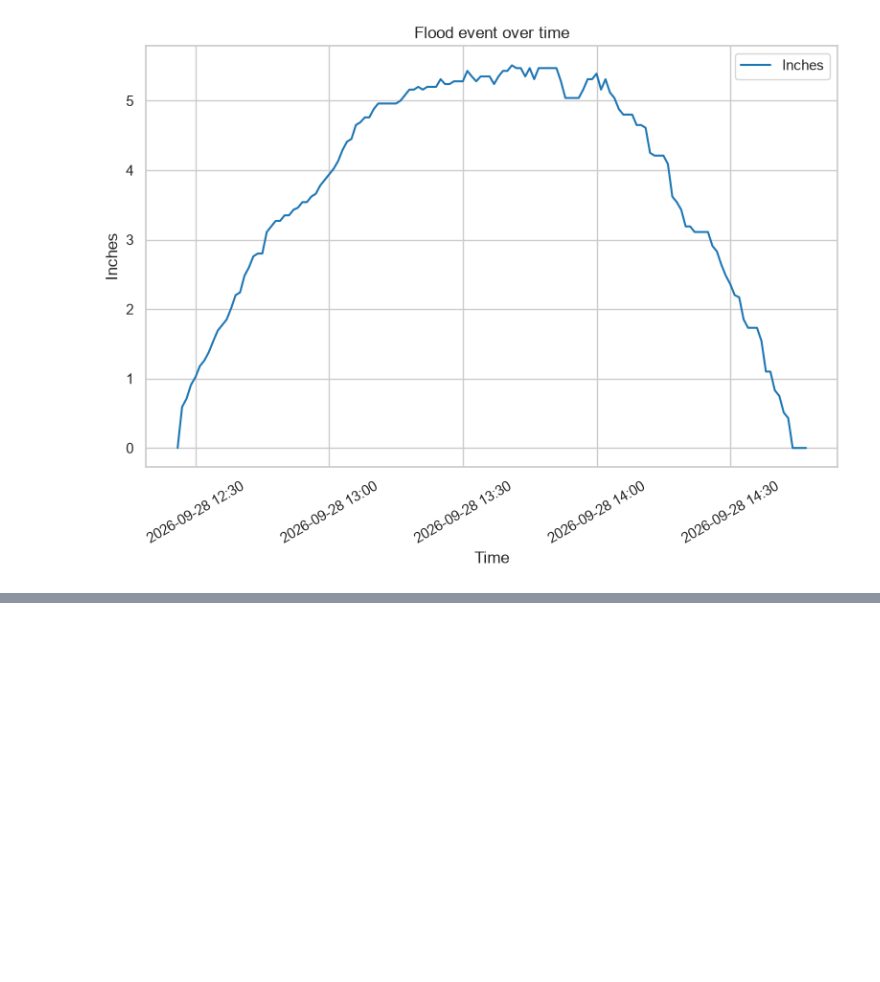
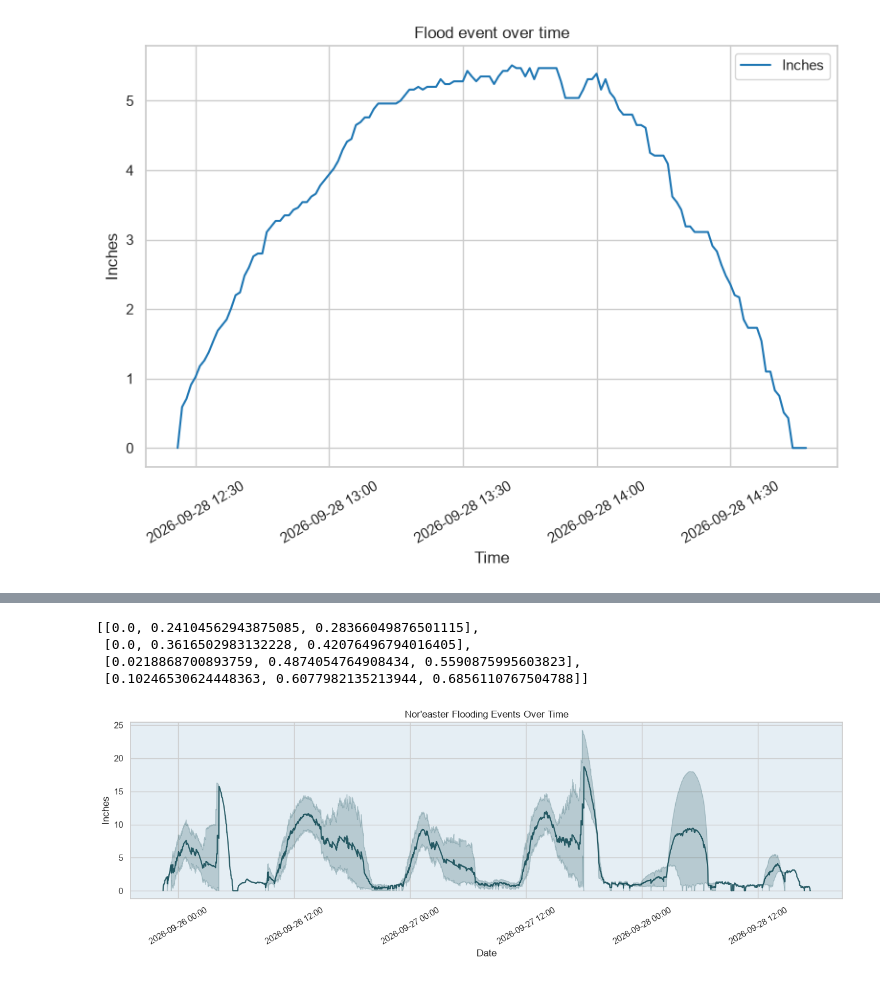
Before and after one commit to peterjakubowski/FloodNet-NYC-Street-Flooding, a Jupyter notebook: notebooks/floodnet_nyc_street_flooding.ipynb, the cells around one changed output, grey strips where cells are left out. Drawn from its saved outputs; the diff is of its cells as text; code cells hidden in the pictures; blank space fills up the shorter version.

```diff
--- a/notebooks/floodnet_nyc_street_flooding.ipynb
+++ b/notebooks/floodnet_nyc_street_flooding.ipynb
@@ -740,0 +785,8 @@ plt.show()
+# %%
+all_noreaster_time_series = {}
+for i, row in noreaster_flooding_events.iterrows():
+    sensor_id = row['Sensor ID']
+    if sensor_id in all_noreaster_time_series:
+        all_noreaster_time_series[sensor_id] = pd.concat([all_noreaster_time_series[sensor_id]] + [process_flooding_event_time_series(row)])
+    else:
+        all_noreaster_time_series[sensor_id] = process_flooding_event_time_series(row)
@@ -740,0 +802,4 @@ plt.show()
+# %%
+noreaster_df = pd.concat(all_noreaster_time_series.values(), axis=1, sort=True).resample("min").ffill()
+# noreaster_df = noreaster_df.fillna(0.0)
+noreaster_df.head()
@@ -740,0 +813,4 @@ plt.show()
+# %%
+noreaster_long_df = pd.melt(noreaster_df.reset_index(), "index", var_name="Sensor ID", value_name="Inches").dropna().rename(columns={"index": "Date"})
+noreaster_long_df = noreaster_long_df.merge(df_metadata[['Borough', 'Sensor ID']], on="Sensor ID")
+noreaster_long_df.head()
@@ -740,0 +824,21 @@ plt.show()
+# %%
+palette = sns.cubehelix_palette(n_colors=noreaster_flooding_events['Borough'].nunique(), gamma=1.5, hue=1.8, start=2.5, rot=0.0, dark=0.3, light=.6, reverse=True, as_cmap=False)
+palette
+# %% [output]
+[[0.0, 0.24104562943875085, 0.28366049876501115],
+ [0.0, 0.3616502983132228, 0.42076496794016405],
+ [0.0218868700893759, 0.4874054764908434, 0.5590875995603823],
+ [0.10246530624448363, 0.6077982135213944, 0.6856110767504788]]
+# %%
+fig, ax = plt.subplots(figsize=(16, 4))
+plt.title("Nor'easter Flooding Events Over Time")
+sns.lineplot(data=noreaster_long_df, x="Date", y="Inches", legend=True, ax=ax, alpha=0.8, errorbar=("ci", 95), estimator="mean", color=palette[0])
+ax.xaxis.set_major_locator(mdates.HourLocator(byhour=(0, 24, 12)))
+ax.xaxis.set_major_formatter(mdates.DateFormatter("%Y-%m-%d %H:%M"))
+ax.tick_params(axis='x', rotation=30)
+ax.set_fc("#E5EEF4FF")
+plt.ylabel("Inches")
+plt.xlabel("Date")
+plt.show()
+# %% [output]
+[figure, added]
```
Also changed, not shown: parts of 16 cells of this notebook.
